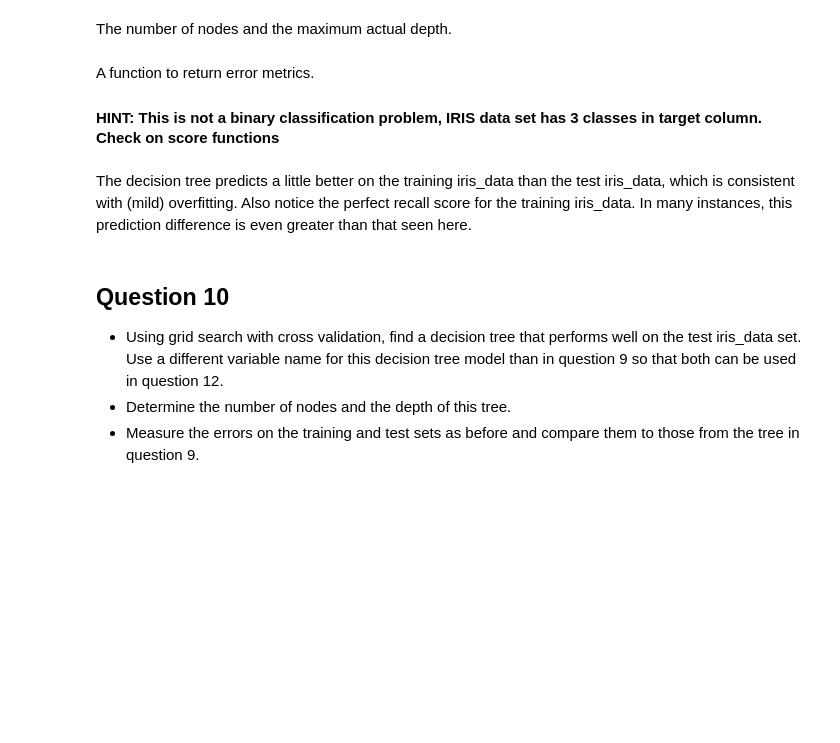
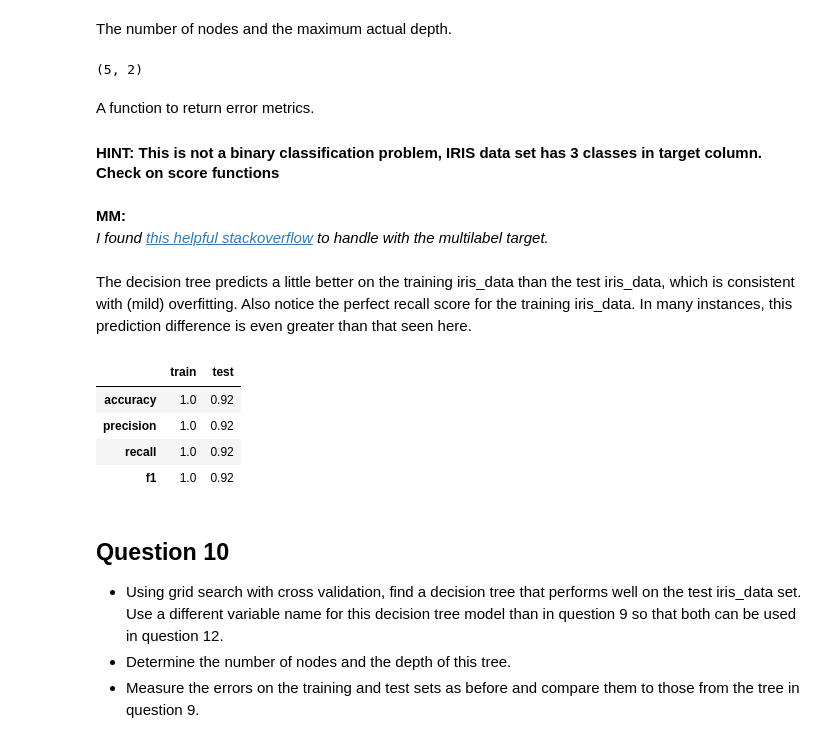
Before and after one commit to MosheMann5750/ML, a Jupyter notebook: Solutions/Week8_Decision_Trees_HW.ipynb, the cells around one changed output. Drawn from its saved outputs; the diff is of its cells as text; code cells hidden in the pictures; blank space fills up the shorter version.

```diff
--- a/Solutions/Week8_Decision_Trees_HW.ipynb
+++ b/Solutions/Week8_Decision_Trees_HW.ipynb
@@ -486,13 +491,53 @@ Name: species, dtype: float64
 * Fit a decision tree classifier with no set limits on maximum depth, features, or leaves.
 * Determine how many nodes are present and what the depth of this (very large) tree is.
 * Using this tree, measure the prediction error in the train and test iris_data sets. What do you think is going on here based on the differences in prediction error?
+# %%
+# MM:
+from sklearn.tree import DecisionTreeClassifier
+
+dt = DecisionTreeClassifier(random_state=42)
+dt = dt.fit(X_train, y_train)
 # %% [markdown]
 The number of nodes and the maximum actual depth.
+# %%
+# MM:
+dt.tree_.node_count, dt.tree_.max_depth
+# %% [output]
+(5, 2)
 # %% [markdown]
 A function to return error metrics.
 #### HINT: This is not a binary classification problem, IRIS data set has 3 classes in target column. Check on score functions
+# %% [markdown]
+**MM:**<br>*I found [this helpful stackoverflow](https://stackoverflow.com/questions/52269187/facing-valueerror-target-is-multiclass-but-average-binary/52269235) to handle with the multilabel target.*
+# %%
+# MM:
+from sklearn.metrics import accuracy_score, precision_score, recall_score, f1_score
+
+def measure_error(y_true, y_pred, label):
+    return pd.Series({'accuracy':accuracy_score(y_true, y_pred),
+                      'precision': precision_score(y_true, y_pred, average='micro'),
+                      'recall': recall_score(y_true, y_pred, average='micro'),
+                      'f1': f1_score(y_true, y_pred, average='micro')},
+                      name=label)
 # %% [markdown]
 The decision tree predicts a little better on the training iris_data than the test iris_data, which is consistent with (mild)  overfitting. Also notice the perfect recall score for the training iris_data. In many instances, this prediction difference is even greater than that seen here.
+# %%
+# MM:
+# The error on the training and test data sets
+y_train_pred = dt.predict(X_train)
+y_test_pred = dt.predict(X_test)
+
+train_test_full_error = pd.concat([measure_error(y_train, y_train_pred, 'train'),
+                              measure_error(y_test, y_test_pred, 'test')],
+                              axis=1)
+
+train_test_full_error
+# %% [output]
+|  | train | test |
+| accuracy | 1.0 | 0.92 |
+| precision | 1.0 | 0.92 |
+| recall | 1.0 | 0.92 |
+| f1 | 1.0 | 0.92 |
 # %% [markdown]
 ## Question 10
 
```
Also changed, not shown: parts of 9 cells of this notebook.
